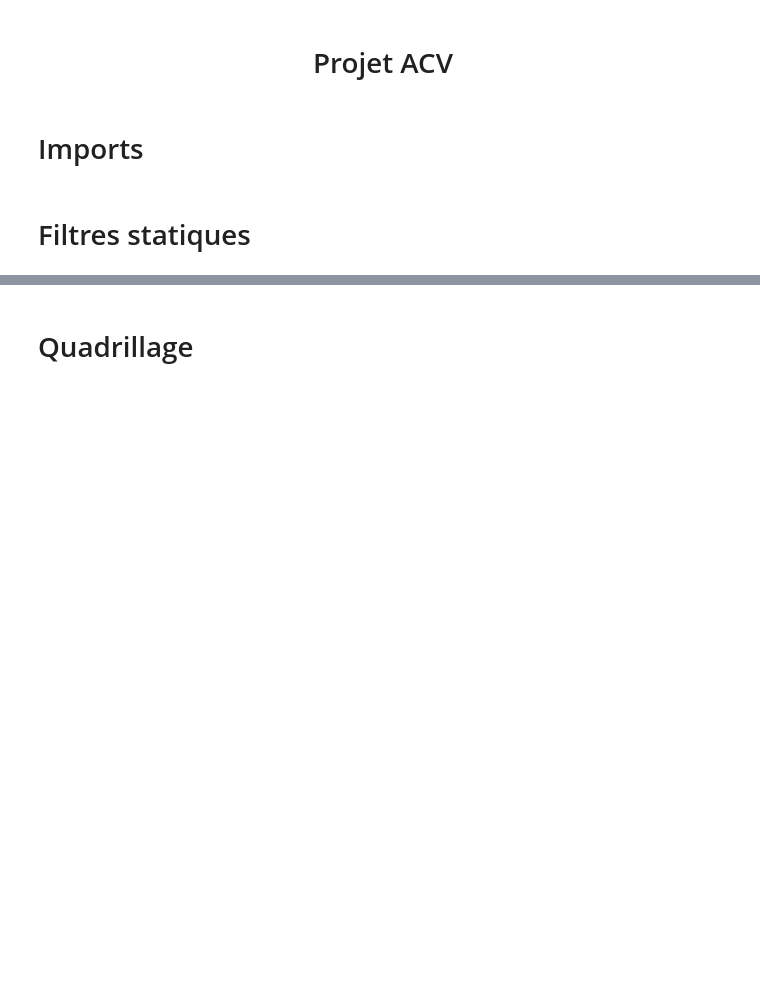
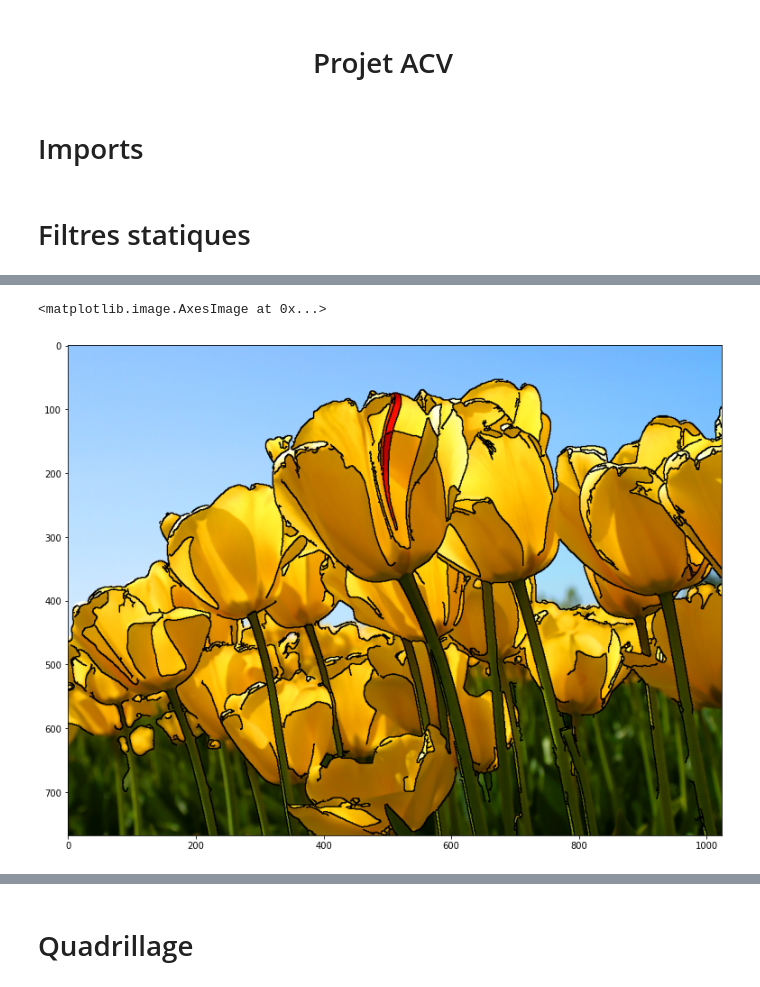
Before and after one commit to rubalravinder/projet_acv, a Jupyter notebook: notebooks/nb_rub.ipynb, the cells around one changed output, grey strips where cells are left out. Drawn from its saved outputs; the diff is of its cells as text; code cells hidden in the pictures; blank space fills up the shorter version.

```diff
--- a/notebooks/nb_rub.ipynb
+++ b/notebooks/nb_rub.ipynb
@@ -84,5 +89,24 @@ def filtre_pixel(image):
     img = image[0:height:5, 0:width:5] # le 5 correspond au pas (nb de pixels à sauter)
     img = cv2.resize(img, dsize=(width, height))
     return img
+# %%
+def filtre_cartoon(image):
+    """Renvoie l'image avec un effet cartoon"""
+    height,width = image.shape[:2]
+    tublur = cv2.medianBlur(image, 5)
+
+    edge = cv2.Canny(tublur, 10, 300)
+    kernel = np.ones((2,2), np.uint8)
+    edge = cv2.dilate(edge, kernel, iterations = 1)
+    tublur[edge==255] = 0
+    return tublur
+# %%
+img = plt.imread('../../data/tulips.jpg')
+
+plt.figure()
+plt.imshow(filtre_cartoon(tulips))
+# %% [output]
+<matplotlib.image.AxesImage at 0x...>
+[figure, added]
 # %%
 # A IMPLEMENTER EN FONCTION ET TESTER - CARTOON
```
Also changed, not shown: parts of 15 cells of this notebook.
